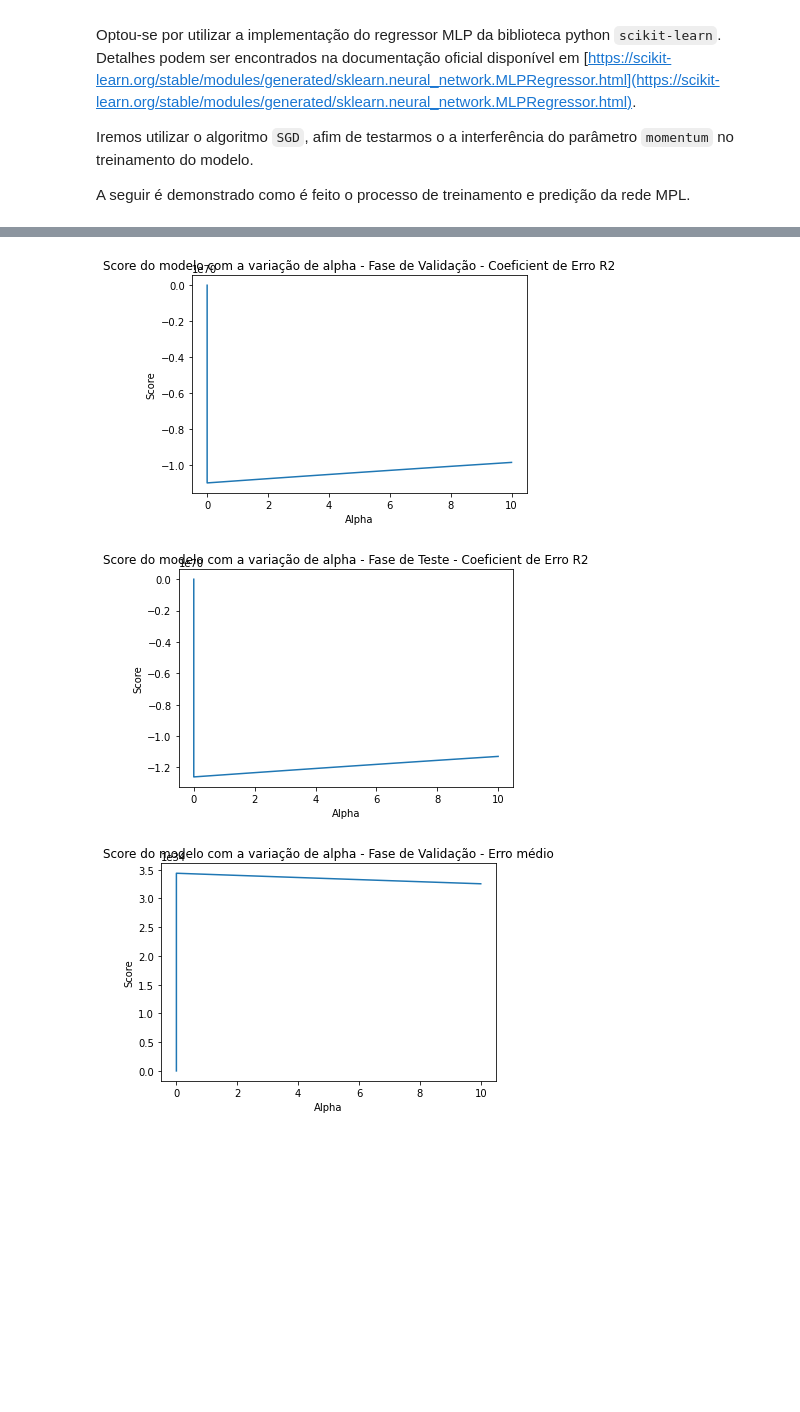
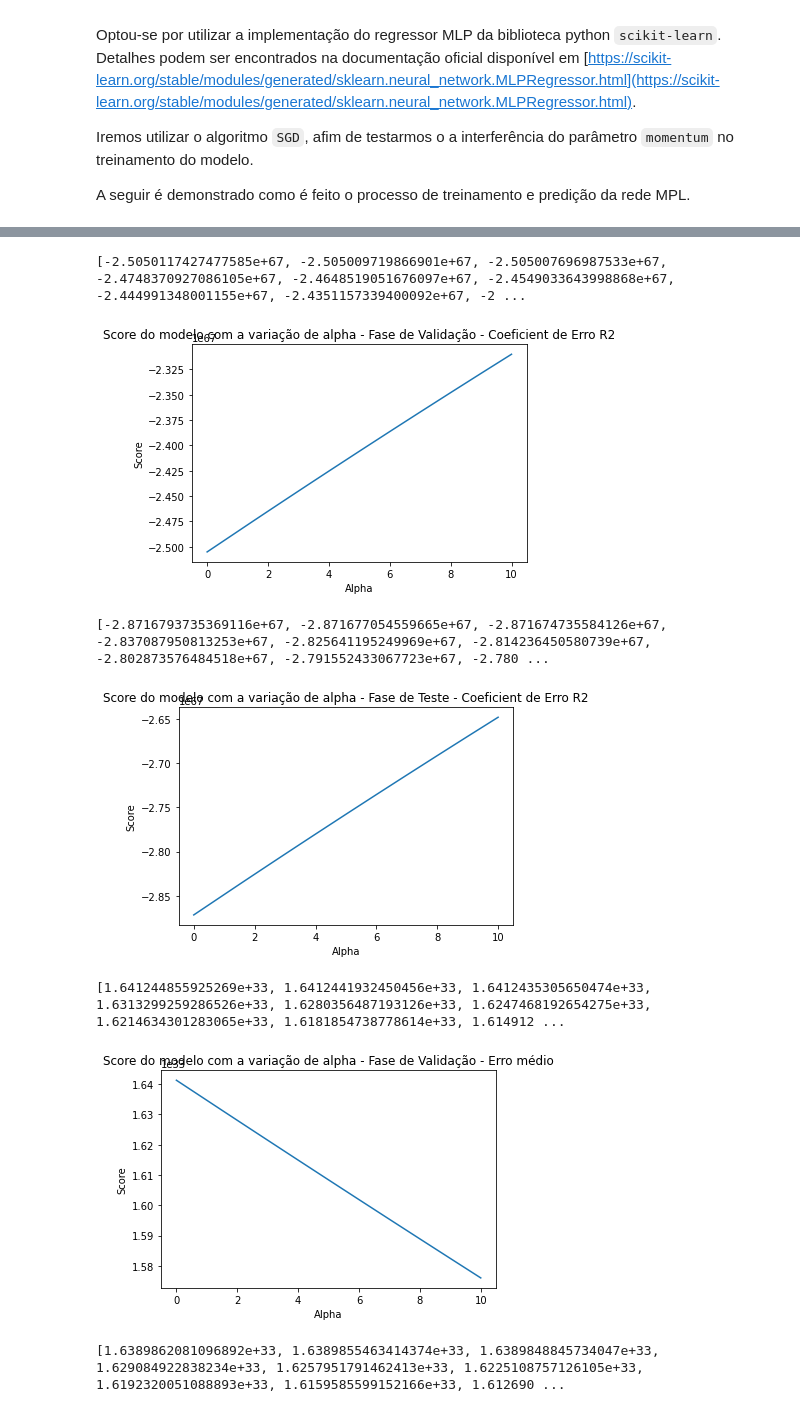
Before and after one commit to aaperei/data-science, a Jupyter notebook: mlp_house_pricing_regression.ipynb, the cells around one changed output, grey strips where cells are left out. Cells and saved outputs as stored; diff of their text form; code cells hidden in the pictures; blank space fills up the shorter version.

```diff
--- a/mlp_house_pricing_regression.ipynb
+++ b/mlp_house_pricing_regression.ipynb
@@ -97,7 +97,7 @@ def calculate_mean_error(model, input, expected_output):
   return sum_error/sample_size
 
 # Function to initilize the SGD MLP
-def create_sgd_mlp(momentum=0.9, alpha=0.0, hidden_layer_sizes=(100), max_iter=500):
+def create_sgd_mlp(momentum=0.8, alpha=0.0, hidden_layer_sizes=(100), max_iter=500):
   return MLPRegressor(solver='sgd',
                       alpha=alpha,
                       learning_rate_init=0.01,
@@ -113,6 +113,6 @@ model.fit(input_train, output_train)
 
 # -----------------------------------------------------------------------#
 # Validate the MLP Regressor trainning
-print("Expected result[0]={}, found result[0]={}".format(model.predict([input_validation[0]]), output_validation[0]))
+print("Found result[0]={}, expected result[0]={}".format(model.predict([input_validation[0]]), output_validation[0]))
 print("Erro médio percentual do modelo={}%".format(calculate_mean_error(model, input_validation, output_validation)*100))
 # %% [output]
@@ -130,13 +130,14 @@ Pelos gráficos, nota-se que o termo `momentum` tem pouco interferência no mode
 import matplotlib.pyplot as plt
 
 def plot_momentum(step, score):
+  print(score)
   plt.plot(momentum_list, score)
   plt.title('Score do modelo com a variação do momentum - Fase de {}'.format(step))
   plt.xlabel('Momentum')
   plt.ylabel('Score')
   plt.show()
 
-momentum_list = [0.1, 0.2, 0.3, 0.4, 0.5, 0.6, 0.7, 0.8, 0.9 , 1.0]
+momentum_list = [0.1, 0.2, 0.3, 0.4, 0.5, 0.6, 0.7, 0.8, 0.9]
 range_momentum = range(len(momentum_list))
 accuracy_momentum_validation = list(range_momentum)
 accuracy_momentum_test = list(range_momentum)
@@ -170,34 +177,39 @@ Para o problema em questão, nota-se uma ligeira melhora na acurácia do modelo,
 # %%
 import matplotlib.pyplot as plt
 
 def plot_alpha(step, score):
-  plt.plot(alpha_list, score)
+  print(score)
+  plt.plot(alpha_list[1:], score[1:])
   plt.title('Score do modelo com a variação de alpha - Fase de {}'.format(step))
   plt.xlabel('Alpha')
   plt.ylabel('Score')
   plt.show()
 
-alpha_list = [0.0, 0.0001, 0.0002, 0.0003, 1.5, 2.0, 2.5, 3.0, 3.5, 4.0 , 5.0, 6.0, 7.0, 8.0, 9.0, 10.0]
+alpha_list = [0.0001, 0.0002, 0.0003, 1.5, 2.0, 2.5, 3.0, 3.5, 4.0 , 5.0, 6.0, 7.0, 8.0, 9.0, 10.0]
 range_alpha = range(len(alpha_list))
 accuracy_alpha_validation = list(range_alpha)
 accuracy_alpha_test = list(range_alpha)
 mean_error_validation=list(range_alpha)
 mean_error_test=list(range_alpha)
 
 for i in range_alpha:
   model = create_sgd_mlp(alpha=alpha_list[i])
   model.fit(input_train, output_train)
   accuracy_alpha_validation[i] = model.score(input_validation, output_validation)
   accuracy_alpha_test[i] = model.score(input_test, output_test)
   mean_error_validation[i] = calculate_mean_error(model, input_validation, output_validation)
   mean_error_test[i] = calculate_mean_error(model, input_test, output_test)
 
 
 plot_alpha("Validação - Coeficient de Erro R2", accuracy_alpha_validation)
 plot_alpha("Teste - Coeficient de Erro R2", accuracy_alpha_test)
 plot_alpha("Validação - Erro médio", mean_error_validation)
 plot_alpha("Teste - Erro médio", mean_error_test)
 # %% [output]
+[-2.5050117427477585e+67, -2.505009719866901e+67, -2.505007696987533e+67, -2.4748370927086105e+67, -2.4648519051676097e+67, -2.4549033643998868e+67, -2.444991348001155e+67, -2.4351157339400092e+67, -2 ...
-[figure, old version]
+[figure, new version]
+[-2.8716793735369116e+67, -2.871677054559665e+67, -2.871674735584126e+67, -2.837087950813253e+67, -2.825641195249969e+67, -2.814236450580739e+67, -2.802873576484518e+67, -2.791552433067723e+67, -2.780 ...
-[figure, old version]
+[figure, new version]
+[1.641244855925269e+33, 1.6412441932450456e+33, 1.6412435305650474e+33, 1.6313299259286526e+33, 1.6280356487193126e+33, 1.6247468192654275e+33, 1.6214634301283065e+33, 1.6181854738778614e+33, 1.614912 ...
-[figure, old version]
+[figure, new version]
+[1.6389862081096892e+33, 1.6389855463414374e+33, 1.6389848845734047e+33, 1.629084922838234e+33, 1.6257951791462413e+33, 1.6225108757126105e+33, 1.6192320051088893e+33, 1.6159585599152166e+33, 1.612690 ...
```
Also changed, not shown: parts of 7 cells of this notebook.
